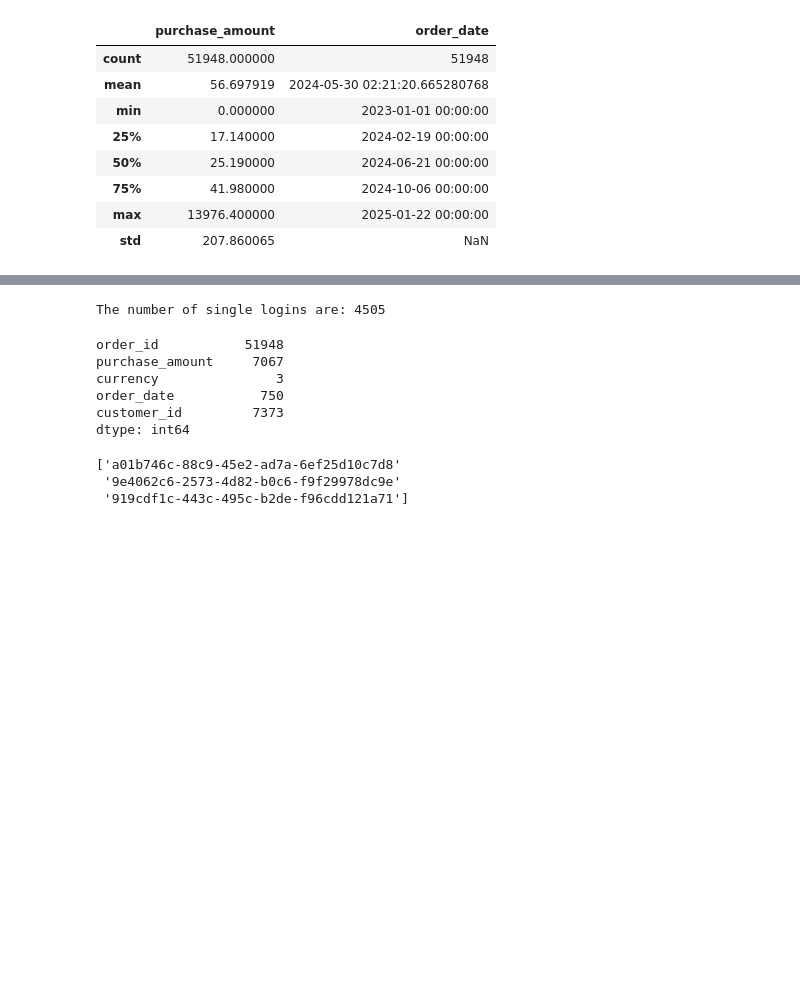
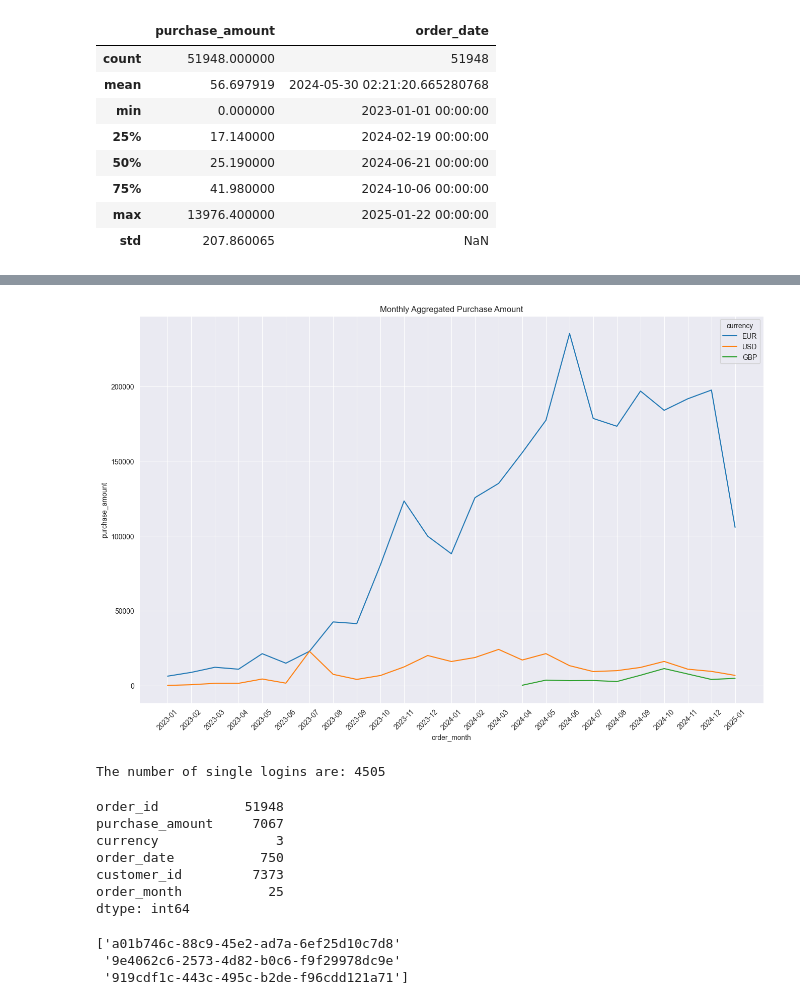
Before and after one commit to menerig/NoACaseStudy, a Jupyter notebook: NoA_case.ipynb, the cells around one changed output, grey strips where cells are left out. Drawn from its saved outputs; the diff is of its cells as text; code cells hidden in the pictures; blank space fills up the shorter version.

```diff
--- a/NoA_case.ipynb
+++ b/NoA_case.ipynb
@@ -51,3 +86,19 @@ ecomm_df.shape
+# %%
+# Group orders by month for simpler graph
+ecomm_df['order_month'] = ecomm_df['order_date'].dt.to_period('M')
+monthly_df = ecomm_df.groupby(['order_month', 'currency'], as_index=False)['purchase_amount'].sum()
+monthly_df['order_month'] = monthly_df['order_month'].astype(str)
+# %%
+plt.figure(figsize=(16,10))
+sns.lineplot(x="order_month", y="purchase_amount",
+             hue="currency",
+             data=monthly_df)
+
+plt.xticks(rotation=45)
+plt.title("Monthly Aggregated Purchase Amount")
+plt.show()
+# %% [output]
+[figure, added]
 # %%
 login_counts = ecomm_df['customer_id'].value_counts()
 single_logins = (login_counts == 1).sum()
@@ -62,6 +113,7 @@ purchase_amount     7067
 currency               3
 order_date           750
 customer_id         7373
+order_month           25
 dtype: int64
 # %%
 big_spenders = ecomm_df[ecomm_df['purchase_amount'] > 8000]['customer_id'].unique()
```
Also changed, not shown: parts of 20 cells of this notebook.
